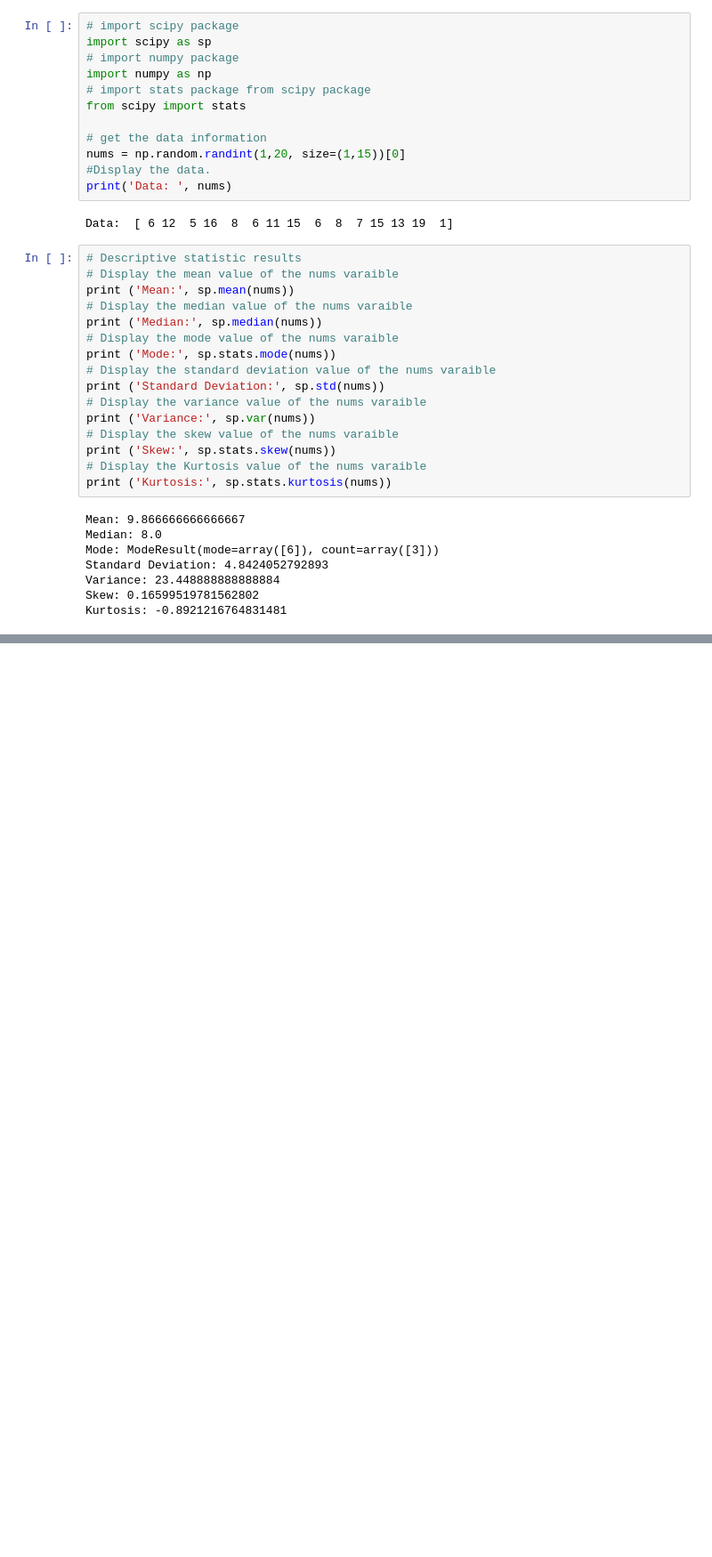
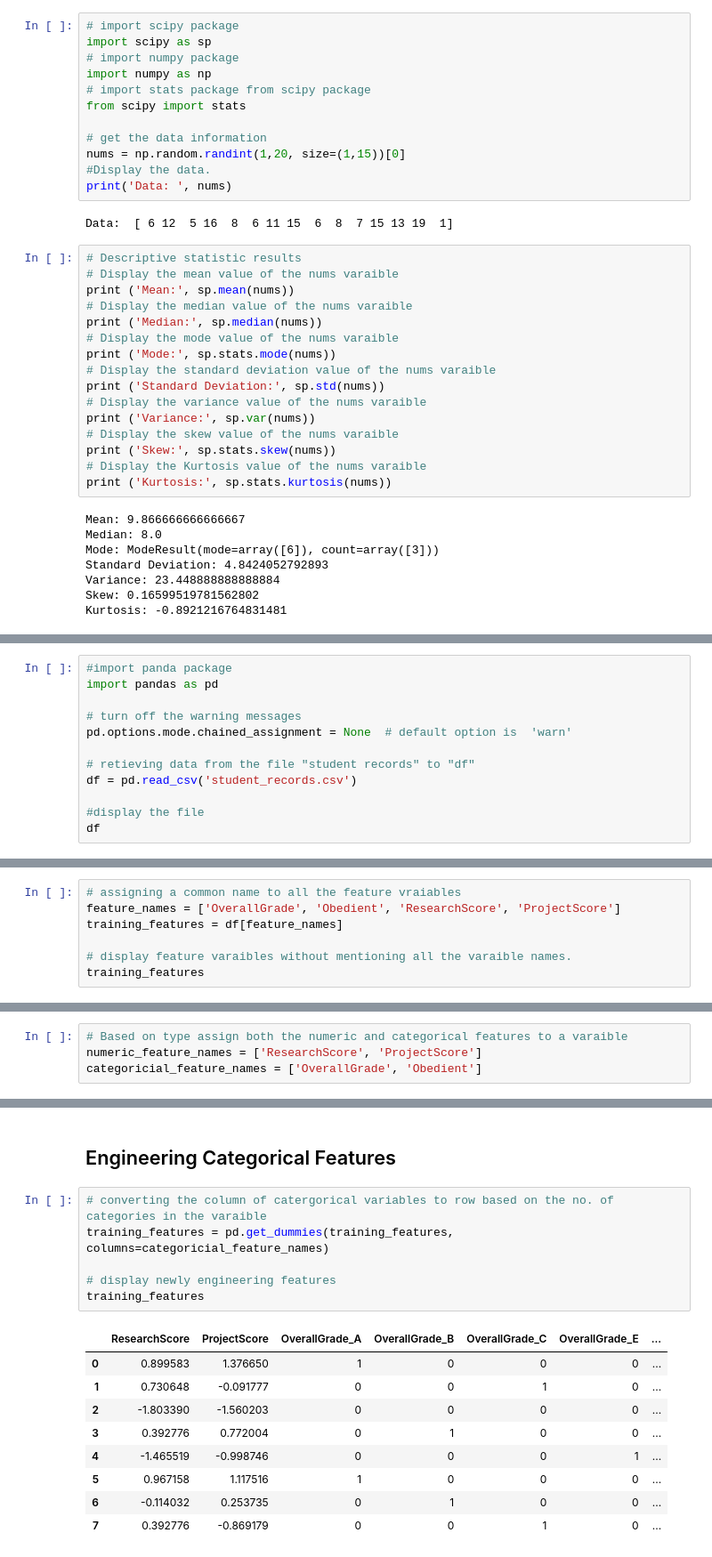
Before and after one commit to MounikaGattu/mounika_ch1_codes, a Jupyter notebook: Mounika_18A1HP050_Ch1Codes.ipynb, the cells around one changed output, grey strips where cells are left out. Shown: that part at 89% size. Cells and saved outputs as stored; diff of their text form; blank space fills up the shorter version.

```diff
--- a/Mounika_18A1HP050_Ch1Codes.ipynb
+++ b/Mounika_18A1HP050_Ch1Codes.ipynb
@@ -181,0 +186,12 @@ Kurtosis: -0.8921216764831481
+# %%
+#import panda package
+import pandas as pd
+
+# turn off the warning messages
+pd.options.mode.chained_assignment = None  # default option is  'warn'
+
+# retieving data from the file "student records" to "df"
+df = pd.read_csv('student_records.csv')
+
+#display the file
+df
@@ -181,0 +212,7 @@ Kurtosis: -0.8921216764831481
+# %%
+# assigning a common name to all the feature vraiables
+feature_names = ['OverallGrade', 'Obedient', 'ResearchScore', 'ProjectScore']
+training_features = df[feature_names]
+
+# display feature varaibles without mentioning all the varaible names.
+training_features
@@ -181,0 +248,4 @@ Kurtosis: -0.8921216764831481
+# %%
+# Based on type assign both the numeric and categorical features to a varaible
+numeric_feature_names = ['ResearchScore', 'ProjectScore']
+categoricial_feature_names = ['OverallGrade', 'Obedient']
@@ -181,0 +280,18 @@ Kurtosis: -0.8921216764831481
+# %% [markdown]
+## Engineering Categorical Features
+# %%
+# converting the column of catergorical variables to row based on the no. of categories in the varaible
+training_features = pd.get_dummies(training_features, columns=categoricial_feature_names)
+
+# display newly engineering features
+training_features
+# %% [output]
+|  | ResearchScore | ProjectScore | OverallGrade_A | OverallGrade_B | OverallGrade_C | OverallGrade_E | ... |
+| 0 | 0.899583 | 1.376650 | 1 | 0 | 0 | 0 | ... |
+| 1 | 0.730648 | -0.091777 | 0 | 0 | 1 | 0 | ... |
+| 2 | -1.803390 | -1.560203 | 0 | 0 | 0 | 0 | ... |
+| 3 | 0.392776 | 0.772004 | 0 | 1 | 0 | 0 | ... |
+| 4 | -1.465519 | -0.998746 | 0 | 0 | 0 | 1 | ... |
+| 5 | 0.967158 | 1.117516 | 1 | 0 | 0 | 0 | ... |
+| 6 | -0.114032 | 0.253735 | 0 | 1 | 0 | 0 | ... |
+| 7 | 0.392776 | -0.869179 | 0 | 0 | 1 | 0 | ... |
```
Also changed, not shown: parts of 22 cells of this notebook.
